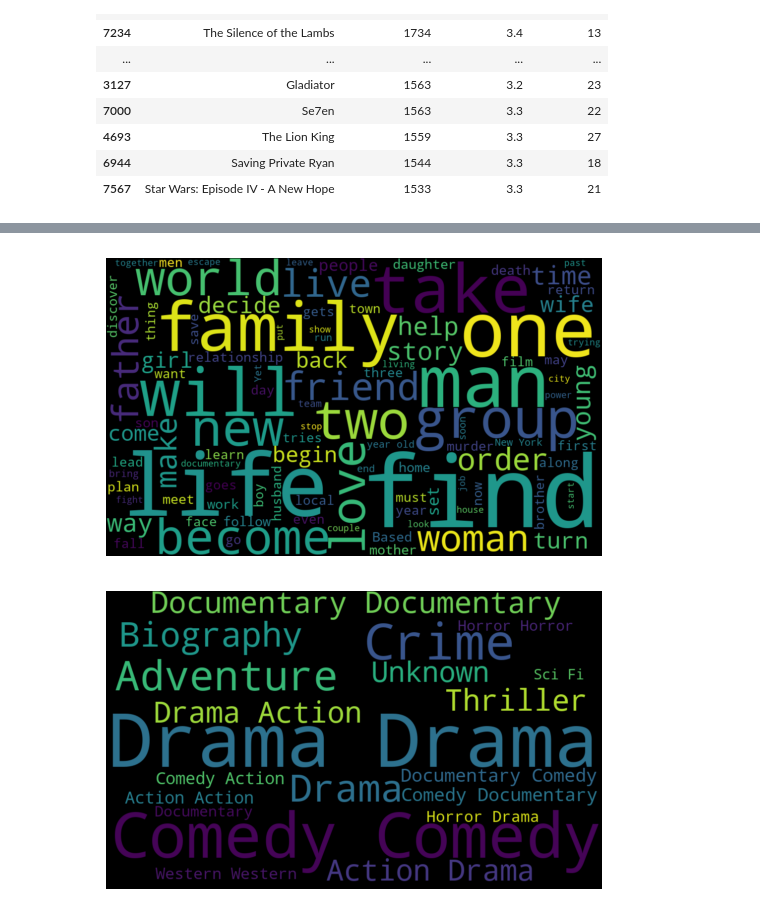
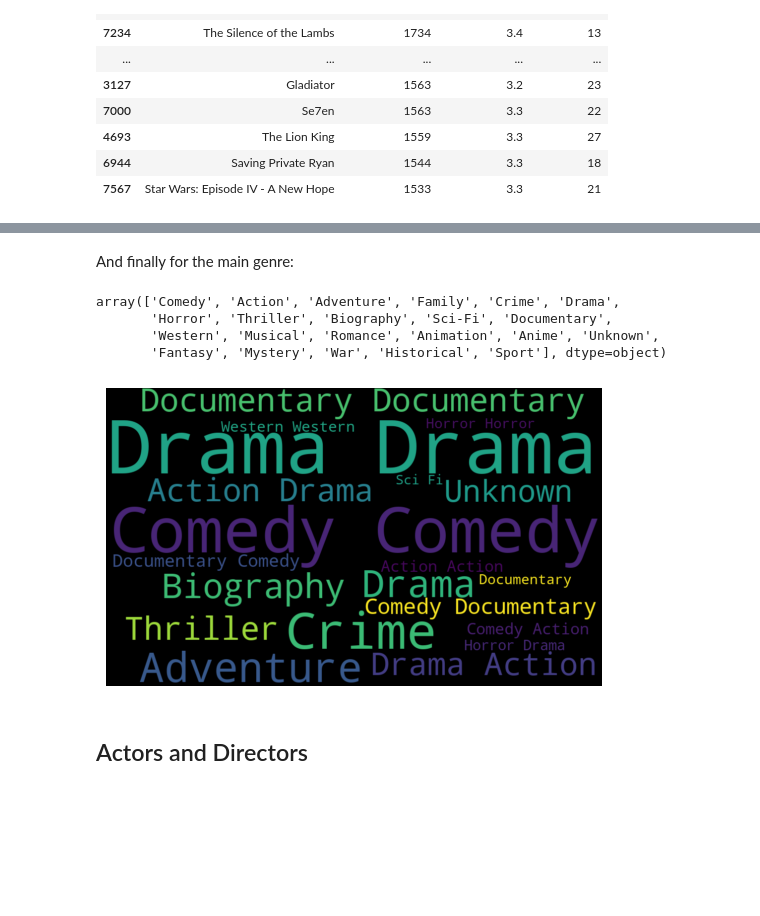
Before and after one commit to daemonchild/cardiffmet-dat5004-big-data-management, a Jupyter notebook: task_1/task1_filmcrave_web_scraping.ipynb, the cells around one changed output, grey strips where cells are left out. Cells and saved outputs as stored; diff of their text form; code cells hidden in the pictures; blank space fills up the shorter version.

```diff
--- a/task_1/task1_filmcrave_web_scraping.ipynb
+++ b/task_1/task1_filmcrave_web_scraping.ipynb
@@ -732,5 +891,0 @@ Cinema goers often like to be among the first to see a new movie on the day it c
-# %%
-custom_order = ['Monday', 'Tuesday', 'Wednesday', 'Thursday', 'Friday', 'Saturday', 'Sunday']
-df['release_day'] = pd.Categorical(df['release_day'], categories=custom_order, ordered=True)
-
-df.groupby(['release_day']).count().plot(y='title',kind='pie')
@@ -852,28 +1074,26 @@ plt.show()
+# %% [markdown]
+And finally for the main genre:
+# %%
+df['genre_main'].str.strip().unique()
+# %% [output]
+array(['Comedy', 'Action', 'Adventure', 'Family', 'Crime', 'Drama',
+       'Horror', 'Thriller', 'Biography', 'Sci-Fi', 'Documentary',
+       'Western', 'Musical', 'Romance', 'Animation', 'Anime', 'Unknown',
+       'Fantasy', 'Mystery', 'War', 'Historical', 'Sport'], dtype=object)
 # %%
 # Generate Combined Text
-plot_df = df[df['plot'] != 'Unknown']
-text = " ".join(txt for txt in plot_df['plot'])
+plot_df = df[df['genre_main'] != 'Unknown']
+text = " ".join(txt for txt in df['genre_main'].str.strip())
 
 # Create and generate a word cloud image:
-wordcloud = WordCloud(max_font_size=200, max_words=100,width=1000,height=600).generate(text)
+wordcloud = WordCloud(max_font_size=200, max_words=20,width=1000,height=600).generate(text)
 
 # Display the word cloud:
 plt.imshow(wordcloud, interpolation='bilinear')
 plt.axis("off")
 plt.show()
 # %% [output]
-[figure, old version]
+[figure, new version]
-# %%
-# Generate Combined Text
-text = " ".join(txt for txt in df['genre_main'])
-
-# Create and generate a word cloud image:
-wordcloud = WordCloud(max_font_size=200, max_words=20,width=1000,height=600).generate(text)
-
-# Display the word cloud:
-plt.imshow(wordcloud, interpolation='bilinear')
-plt.axis("off")
-plt.show()
-# %% [output]
-[figure, removed]
+# %% [markdown]
+## Actors and Directors
 # %%
```
Also changed, not shown: parts of 58 cells of this notebook, 1 other file.
